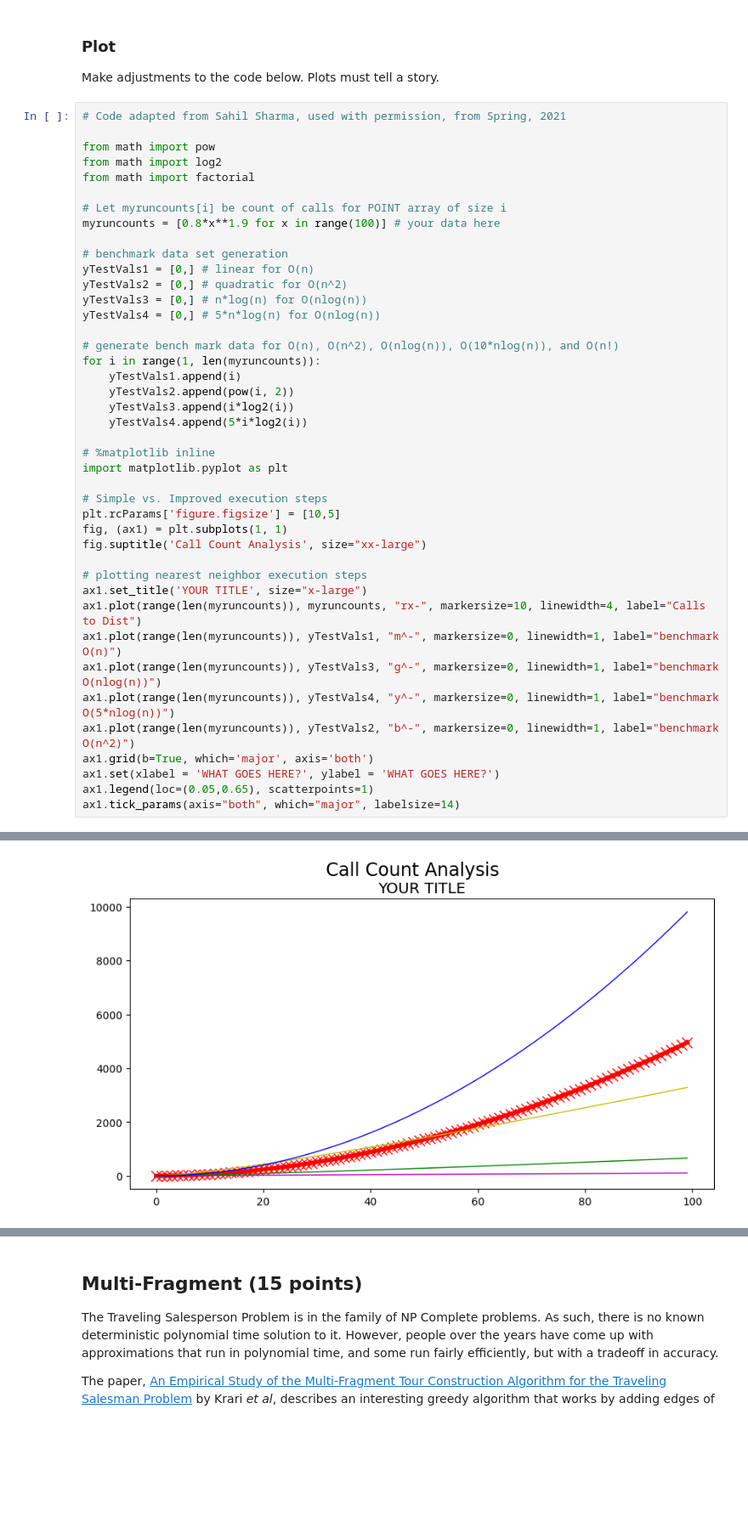
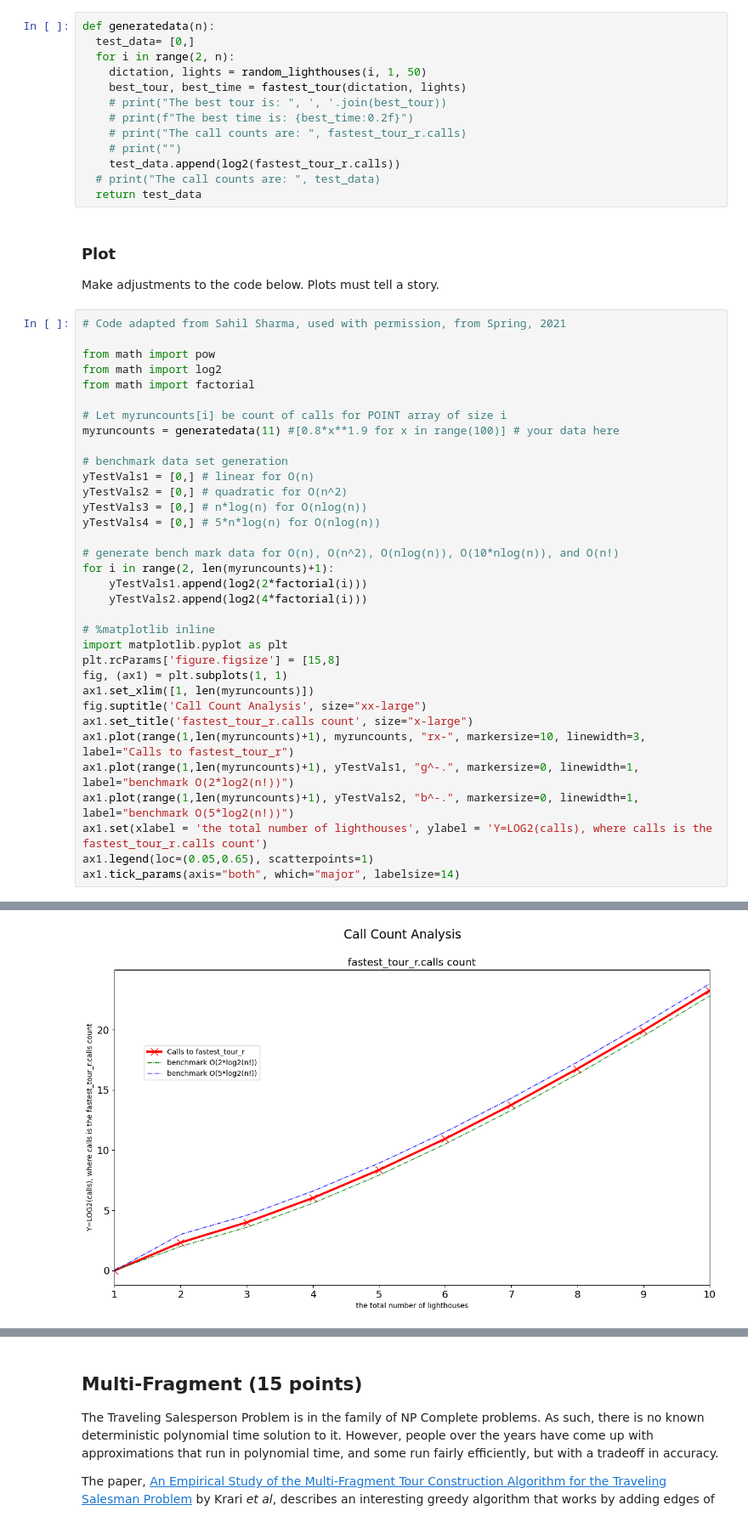
Before and after one commit to daz005/jhu_foundations-of-algorithms, a Jupyter notebook: ZhuAssignment2.ipynb, the cells around one changed output, grey strips where cells are left out. Shown at 85% size. Drawn from its saved outputs; the diff is of its cells as text; blank space fills up the shorter version.

```diff
--- a/ZhuAssignment2.ipynb
+++ b/ZhuAssignment2.ipynb
@@ -442,6 +442,19 @@ You may reuse this plot style on future assignments, or augment it as you wish.
 Run repeated tests over input sizes N to collect data for your plot.  Then, modify the code in the Plot section to display these run counts.
 # %%
 # MY CODE BLOCK TO EXPERIMENT WITH 3-10 LIGHTHOUSES AND GATHER EXECUTION STEPS
+# %%
+def generatedata(n):
+  test_data= [0,]
+  for i in range(2, n):
+    dictation, lights = random_lighthouses(i, 1, 50)
+    best_tour, best_time = fastest_tour(dictation, lights)
+    # print("The best tour is: ", ', '.join(best_tour))
+    # print(f"The best time is: {best_time:0.2f}")
+    # print("The call counts are: ", fastest_tour_r.calls)
+    # print("")
+    test_data.append(log2(fastest_tour_r.calls))
+  # print("The call counts are: ", test_data)
+  return test_data
 # %% [markdown]
 ### Plot
 Make adjustments to the code below.  Plots must tell a story.
@@ -453,7 +466,7 @@ from math import log2
 from math import factorial
 
 # Let myruncounts[i] be count of calls for POINT array of size i
-myruncounts = [0.8*x**1.9 for x in range(100)] # your data here
+myruncounts = generatedata(11) #[0.8*x**1.9 for x in range(100)] # your data here
 
 # benchmark data set generation
 yTestVals1 = [0,] # linear for O(n)
@@ -462,29 +475,21 @@ yTestVals3 = [0,] # n*log(n) for O(nlog(n))
 yTestVals4 = [0,] # 5*n*log(n) for O(nlog(n))
 
 # generate bench mark data for O(n), O(n^2), O(nlog(n)), O(10*nlog(n)), and O(n!)
-for i in range(1, len(myruncounts)):
-    yTestVals1.append(i)
-    yTestVals2.append(pow(i, 2))
-    yTestVals3.append(i*log2(i))
-    yTestVals4.append(5*i*log2(i))
+for i in range(2, len(myruncounts)+1):
+    yTestVals1.append(log2(2*factorial(i)))
+    yTestVals2.append(log2(4*factorial(i)))
 
 # %matplotlib inline
 import matplotlib.pyplot as plt
-
-# Simple vs. Improved execution steps
-plt.rcParams['figure.figsize'] = [10,5]
+plt.rcParams['figure.figsize'] = [15,8]
 fig, (ax1) = plt.subplots(1, 1)
+ax1.set_xlim([1, len(myruncounts)])
 fig.suptitle('Call Count Analysis', size="xx-large")
-
-# plotting nearest neighbor execution steps
-ax1.set_title('YOUR TITLE', size="x-large")
-ax1.plot(range(len(myruncounts)), myruncounts, "rx-", markersize=10, linewidth=4, label="Calls to Dist")
-ax1.plot(range(len(myruncounts)), yTestVals1, "m^-", markersize=0, linewidth=1, label="benchmark O(n)")
-ax1.plot(range(len(myruncounts)), yTestVals3, "g^-", markersize=0, linewidth=1, label="benchmark O(nlog(n))")
-ax1.plot(range(len(myruncounts)), yTestVals4, "y^-", markersize=0, linewidth=1, label="benchmark O(5*nlog(n))")
-ax1.plot(range(len(myruncounts)), yTestVals2, "b^-", markersize=0, linewidth=1, label="benchmark O(n^2)")
-ax1.grid(b=True, which='major', axis='both')
-ax1.set(xlabel = 'WHAT GOES HERE?', ylabel = 'WHAT GOES HERE?')
+ax1.set_title('fastest_tour_r.calls count', size="x-large")
+ax1.plot(range(1,len(myruncounts)+1), myruncounts, "rx-", markersize=10, linewidth=3, label="Calls to fastest_tour_r")
+ax1.plot(range(1,len(myruncounts)+1), yTestVals1, "g^-.", markersize=0, linewidth=1, label="benchmark O(2*log2(n!))")
+ax1.plot(range(1,len(myruncounts)+1), yTestVals2, "b^-.", markersize=0, linewidth=1, label="benchmark O(5*log2(n!))")
+ax1.set(xlabel = 'the total number of lighthouses', ylabel = 'Y=LOG2(calls), where calls is the fastest_tour_r.calls count')
 ax1.legend(loc=(0.05,0.65), scatterpoints=1)
 ax1.tick_params(axis="both", which="major", labelsize=14)
 # %% [output]
@@ -492,4 +496,4 @@ ValueError: keyword grid_b is not recognized; valid keywords are ['size', 'width
-[figure, old version]
+[figure, new version]
 # %% [markdown]
 ### Writeup
 **HERE IS MY EXPLANATION OF WHAT IS HAPPENING ABOVE.  WHAT IS THE THEORETICAL RUNNING TIME OF THE ALGORITHM? MY RUNNING TIME IS $O(n), \Theta(n)$, or  $\Omega(n)$, AND BRIEFLY WHY...**
```
Also changed, not shown: parts of 3 cells of this notebook.
